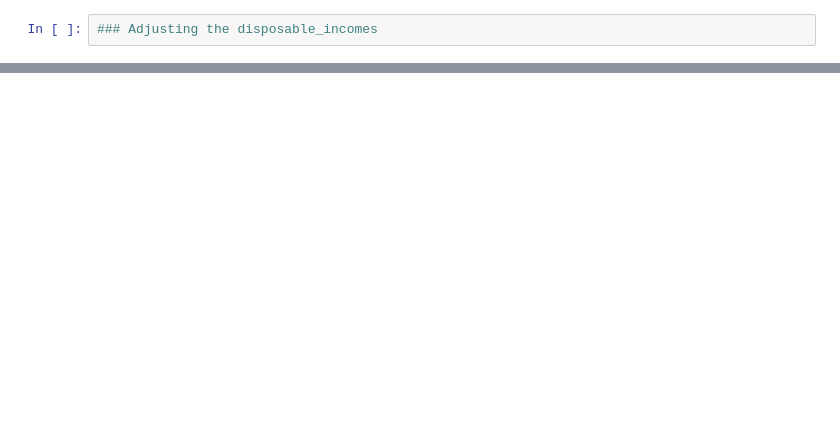
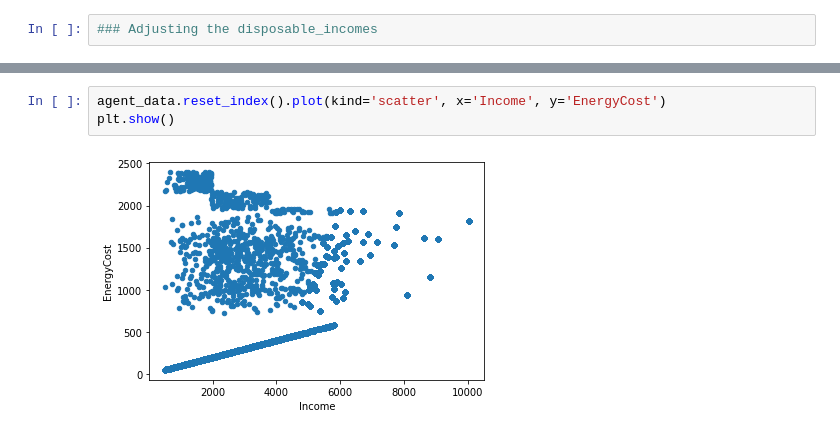
Before and after one commit to Ivanhoe731/ener_pov, a Jupyter notebook: mom.ipynb, the cells around one changed output, grey strips where cells are left out. Drawn from its saved outputs; the diff is of its cells as text; blank space fills up the shorter version.

```diff
--- a/mom.ipynb
+++ b/mom.ipynb
@@ -119,0 +245,5 @@ agent_data.Inability.tail(99).sum()
+# %%
+agent_data.reset_index().plot(kind='scatter', x='Income', y='EnergyCost')
+plt.show()
+# %% [output]
+[figure, added]
```
Also changed, not shown: parts of 10 cells of this notebook, 6 other files.
